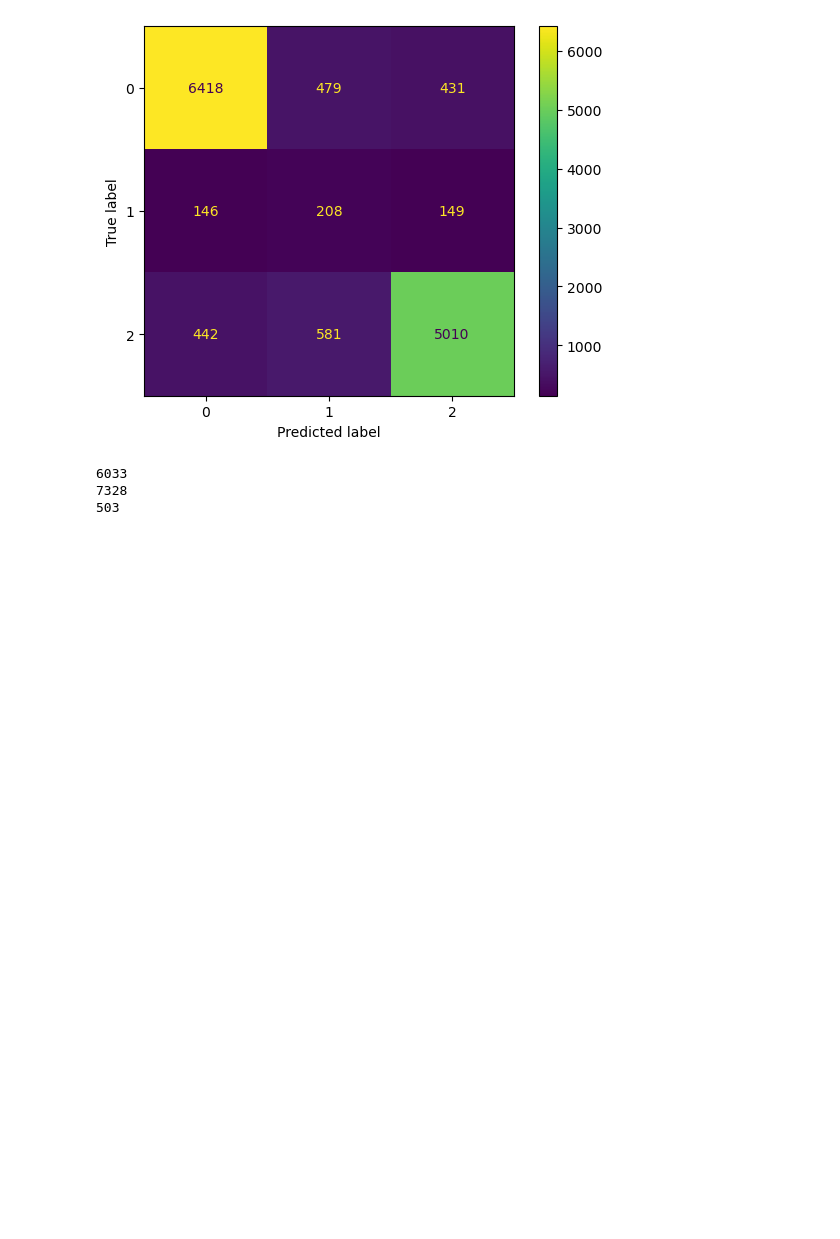
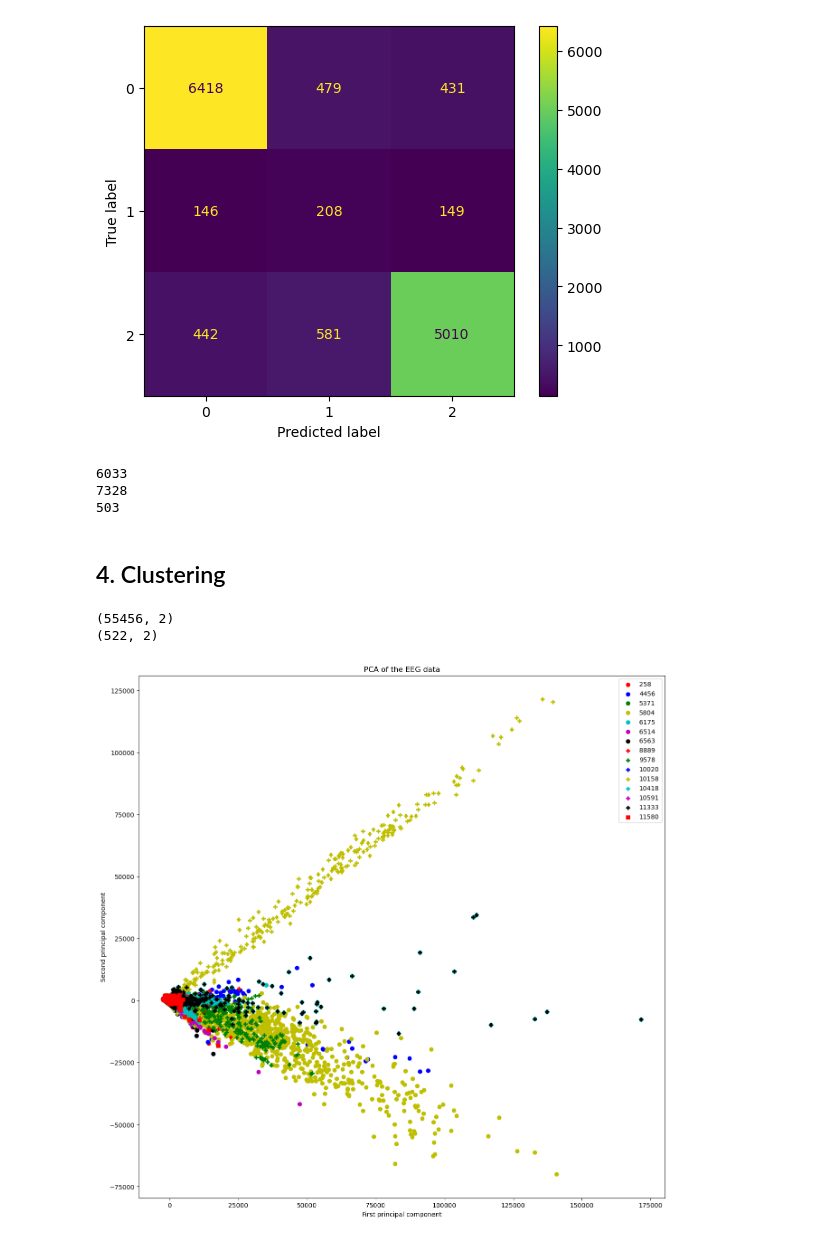
Before and after one commit to Hong-01/EE4C12-Epileptic-Seizure-Detection-using-EEG, a Jupyter notebook: SZD.ipynb, the cells around one changed output. Drawn from its saved outputs; the diff is of its cells as text; code cells hidden in the pictures; blank space fills up the shorter version.

```diff
--- a/SZD.ipynb
+++ b/SZD.ipynb
@@ -1122,0 +991,50 @@ print(sum(y_test==0))
+# %% [markdown]
+## 4. Clustering
+# %%
+def pca_process(data,n_components):
+
+    pca =  PCA(n_components=n_components)
+    pca.fit(data)
+    x_pca =pca.transform(data)
+    return x_pca
+# %%
+x_pca=0
+x_pca=pca_process(X,2)
+x_pca_patient_list=[0]*len(patient_id_unique)
+print(x_pca.shape)
+for i in range(len(patient_id_unique)):
+    cut_list=[]
+    for j in range(len(patient_id)):
+        if patient_id[j]==patient_id_unique[i]:
+            cut_list=np.append(cut_list,j)
+    x_pca_patient_list[i]=x_pca[np.int32(cut_list[0]):np.int32(cut_list[-1]+1)]
+# %% [output]
+(55456, 2)
+(522, 2)
+# %%
+plt.figure(figsize=(15,15))
+
+sca1 = plt.scatter(x_pca_patient_list[0][:,0],x_pca_patient_list[0][:,1],c='r')
+sca2 = plt.scatter(x_pca_patient_list[1][:,0],x_pca_patient_list[1][:,1],c='b')
+sca3 = plt.scatter(x_pca_patient_list[2][:,0],x_pca_patient_list[2][:,1],c='g')
+sca4 = plt.scatter(x_pca_patient_list[3][:,0],x_pca_patient_list[3][:,1],c='y')
+sca5 = plt.scatter(x_pca_patient_list[4][:,0],x_pca_patient_list[4][:,1],c='c')
+sca6 = plt.scatter(x_pca_patient_list[5][:,0],x_pca_patient_list[5][:,1],c='m')
+sca7 = plt.scatter(x_pca_patient_list[6][:,0],x_pca_patient_list[6][:,1],c='k')
+sca8 = plt.scatter(x_pca_patient_list[7][:,0],x_pca_patient_list[7][:,1],c='r',marker='P')
+sca9 = plt.scatter(x_pca_patient_list[8][:,0],x_pca_patient_list[8][:,1],c='g',marker='P')
+sca10 = plt.scatter(x_pca_patient_list[9][:,0],x_pca_patient_list[9][:,1],c='b',marker='P')
+sca11 = plt.scatter(x_pca_patient_list[10][:,0],x_pca_patient_list[10][:,1],c='y',marker='P')
+sca12 = plt.scatter(x_pca_patient_list[11][:,0],x_pca_patient_list[11][:,1],c='c',marker='P')
+sca13 = plt.scatter(x_pca_patient_list[12][:,0],x_pca_patient_list[12][:,1],c='m',marker='P')
+sca14 = plt.scatter(x_pca_patient_list[13][:,0],x_pca_patient_list[13][:,1],c='k',marker='P')
+sca15 = plt.scatter(x_pca_patient_list[14][:,0],x_pca_patient_list[14][:,1],c='r',marker='s')
+
+
+plt.xlabel("First principal component")
+plt.ylabel("Second principal component")
+plt.title("PCA of the EEG data")
+plt.legend((sca1,sca2,sca3,sca4,sca5,sca6,sca7,sca8,sca9,sca10,sca11,sca12,sca13,sca14,sca15),patient_id_unique)
+plt.show()
+# %% [output]
+[figure, added]
```
Also changed, not shown: parts of 12 cells of this notebook.
